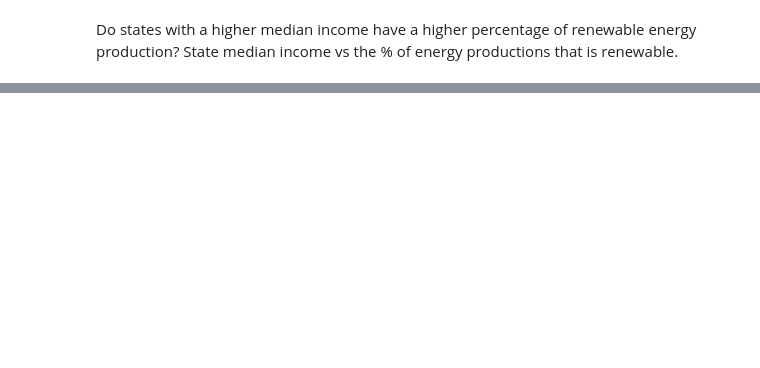
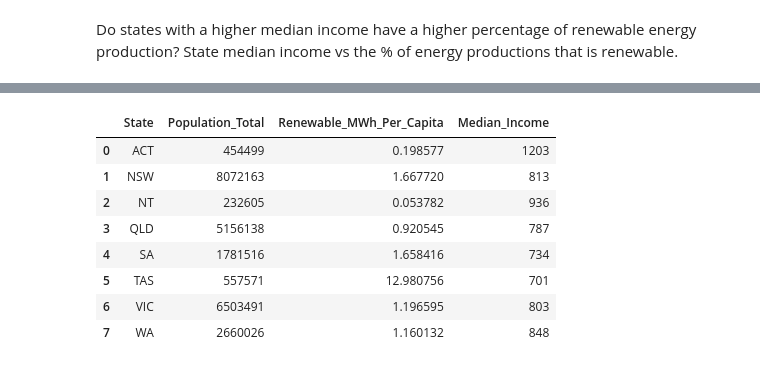
Before and after one commit to Carly-Jane/Drafting_Projects, a Jupyter notebook: working_custom_DFs.ipynb, the cells around one changed output, grey strips where cells are left out. Saved outputs shown, nothing was run; the diff lists cells and outputs as text; code cells hidden in the pictures; blank space fills up the shorter version.

```diff
--- a/working_custom_DFs.ipynb
+++ b/working_custom_DFs.ipynb
@@ -694,2 +707,5 @@ eppc_merged
 # %% [markdown]
 Do states with a higher population have a higher percentage of renewable energy production? State population vs the % of energy productions that is renewable.
+# %%
+population_renewable_energy = eppc_merged[["State", "Population_Total", "Renewable_MWh_Per_Capita"]]
+population_renewable_energy
@@ -696,2 +722,12 @@ Do states with a higher population have a higher percentage of renewable energy
 # %% [markdown]
 Do states with a higher median income have a higher percentage of renewable energy production? State median income vs the % of energy productions that is renewable.
+# %%
+# Read in CSV
+income_summary = pd.read_csv("state_income_summary.csv")
+income_summary = income_summary[["Unnamed: 0", "Median income"]]
+income_summary.rename(columns={'Unnamed: 0': 'State', 'Median income': 'Median_Income'}, inplace=True)
+
+# Removing the Australia(b) total line in index 8
+income_summary = income_summary.drop(8)
+
+income_summary
@@ -697,0 +744,12 @@ Do states with a higher median income have a higher percentage of renewable ener
+# %%
+# Change state names to acronyms
+
+income_summary.at[0, 'State'] = "NSW"
+income_summary.at[1, 'State'] = "VIC"
+income_summary.at[2, 'State'] = "QLD"
+income_summary.at[3, 'State'] = "SA"
+income_summary.at[4, 'State'] = "WA"
+income_summary.at[5, 'State'] = "TAS"
+income_summary.at[6, 'State'] = "NT"
+income_summary.at[7, 'State'] = "ACT"
+income_summary
@@ -697,0 +766,13 @@ Do states with a higher median income have a higher percentage of renewable ener
+# %%
+income_renewable_energy = pd.merge(population_renewable_energy, income_summary, how="left", on=["State", "State"])
+income_renewable_energy
+# %% [output]
+|  | State | Population_Total | Renewable_MWh_Per_Capita | Median_Income |
+| 0 | ACT | 454499 | 0.198577 | 1203 |
+| 1 | NSW | 8072163 | 1.667720 | 813 |
+| 2 | NT | 232605 | 0.053782 | 936 |
+| 3 | QLD | 5156138 | 0.920545 | 787 |
+| 4 | SA | 1781516 | 1.658416 | 734 |
+| 5 | TAS | 557571 | 12.980756 | 701 |
+| 6 | VIC | 6503491 | 1.196595 | 803 |
+| 7 | WA | 2660026 | 1.160132 | 848 |
```
Also changed, not shown: parts of 10 cells of this notebook, 1 other file.
